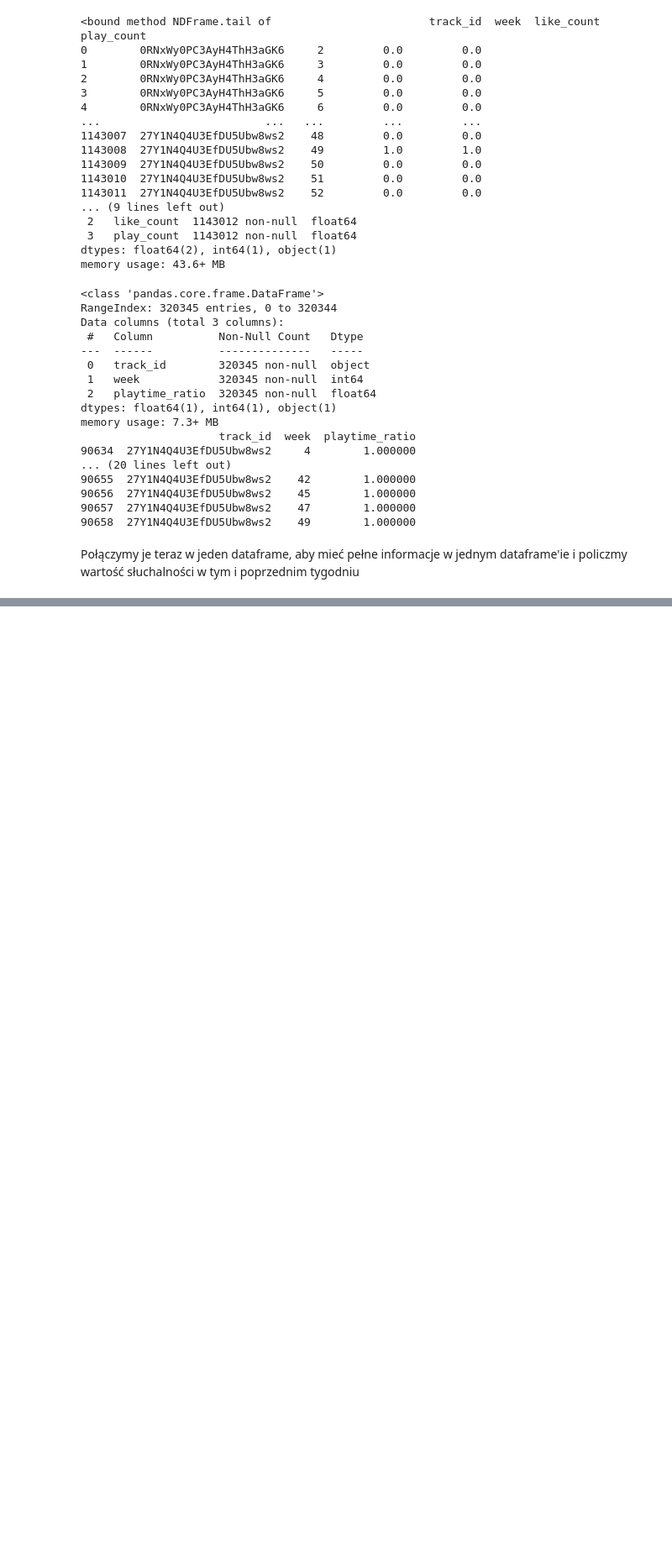
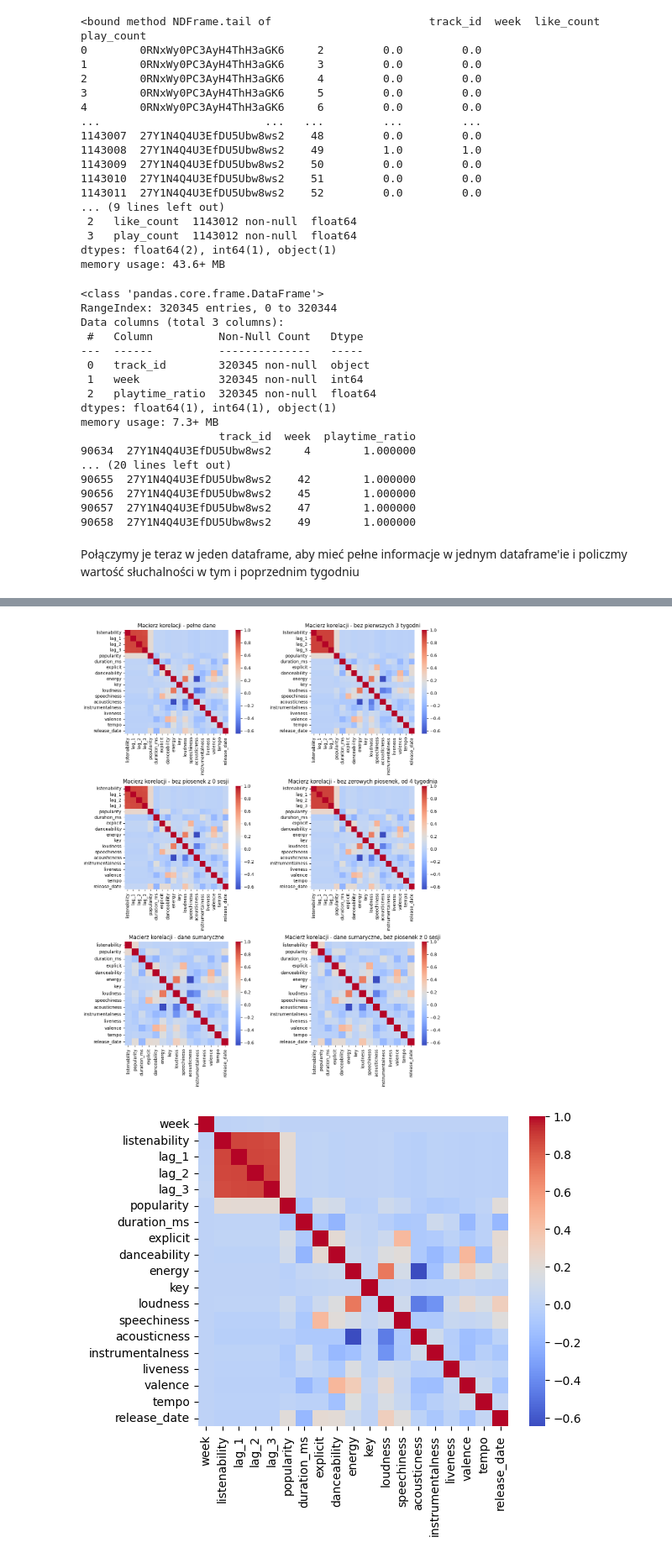
Before and after one commit to Kieru18/Next-Week-s-Top-Tracks, a Jupyter notebook: feature_engineering.ipynb, the cells around one changed output, grey strips where cells are left out. Shown: that part at 84% size. Drawn from its saved outputs; the diff is of its cells as text; code cells hidden in the pictures; blank space fills up the shorter version.

```diff
--- a/feature_engineering.ipynb
+++ b/feature_engineering.ipynb
@@ -245,0 +253,57 @@ release_date      0.031675      1.000000
+# %%
+df1 = full_df                           # pełne dane
+df2 = full_df[full_df['week'] > 4]      # bez pierwszych 3 tygodni (tak, żeby lag oznaczał rzeczywistą wartość)
+df3 = df_data2                          # tylko dla tracków z sesjami
+df4 = df_data2[df_data2['week'] > 4]    # bez pierwszych 3 tygodni (tak, żeby lag oznaczał rzeczywistą wartość), tylko dla tracków z sesjami
+df5 = df_data3                          # z sumowaną wartością słuchalności
+df6 = df_data4                          # z sumowaną wartością słuchalności, tylko dla tracków z sesjami
+
+
+fig, axes = plt.subplots(3, 2, figsize=(12, 15))
+
+# macierze korelacji dla różnych danych wejściowych
+correlation_matrix1 = df1.drop(['track_id', 'week'], axis=1).corr()
+correlation_matrix2 = df2.drop(['track_id', 'week'], axis=1).corr()
+correlation_matrix3 = df3.drop(['track_id', 'week'], axis=1).corr()
+correlation_matrix4 = df4.drop(['track_id', 'week'], axis=1).corr()
+correlation_matrix5 = df5.drop(['track_id'], axis=1).corr()
+correlation_matrix6 = df6.drop(['track_id'], axis=1).corr()
+
+ax = sns.heatmap(correlation_matrix1, cmap='coolwarm', square=True,  ax=axes[0, 0])
+axes[0, 0].set_title('Macierz korelacji - pełne dane')
+
+ax = sns.heatmap(correlation_matrix2, cmap='coolwarm', square=True,  ax=axes[0, 1])
+axes[0, 1].set_title('Macierz korelacji - bez pierwszych 3 tygodni')
+
+ax = sns.heatmap(correlation_matrix3, cmap='coolwarm', square=True,  ax=axes[1, 0])
+axes[1, 0].set_title('Macierz korelacji - bez piosenek z 0 sesji ')
+
+ax = sns.heatmap(correlation_matrix4, cmap='coolwarm', square=True,  ax=axes[1, 1])
+axes[1, 1].set_title('Macierz korelacji - bez zerowych piosenek, od 4 tygodnia')
+
+ax = sns.heatmap(correlation_matrix5, cmap='coolwarm', square=True,  ax=axes[2, 0])
+axes[2, 0].set_title('Macierz korelacji - dane sumaryczne')
+
+ax = sns.heatmap(correlation_matrix6, cmap='coolwarm', square=True,  ax=axes[2, 1])
+axes[2, 1].set_title('Macierz korelacji - dane sumaryczne, bez piosenek z 0 sesji')
+
+
+plt.tight_layout()
+plt.show()
+
+correlation_matrix7 = df1.drop(['track_id'], axis=1).corr()
+sns.heatmap(correlation_matrix7, cmap='coolwarm', square=True)
+plt.show()
+
+
+# Wypis wartości korealcji elementów skorelowanych z słuchalnością co najmniej +/- 5%
+print(correlation_matrix1[abs(correlation_matrix1['listenability']) > 0.05]['listenability'])
+print(correlation_matrix2[abs(correlation_matrix2['listenability']) > 0.05]['listenability'])
+print(correlation_matrix3[abs(correlation_matrix3['listenability']) > 0.05]['listenability'])
+print(correlation_matrix4[abs(correlation_matrix4['listenability']) > 0.05]['listenability'])
+print(correlation_matrix5[abs(correlation_matrix5['listenability']) > 0.05]['listenability'])
+print(correlation_matrix6[abs(correlation_matrix6['listenability']) > 0.05]['listenability'])
+print(correlation_matrix7[abs(correlation_matrix7['listenability']) > 0.01]['listenability'])
+# %% [output]
+[figure, added]
+[figure, added]
```
Also changed, not shown: parts of 13 cells of this notebook, 1 other file.
